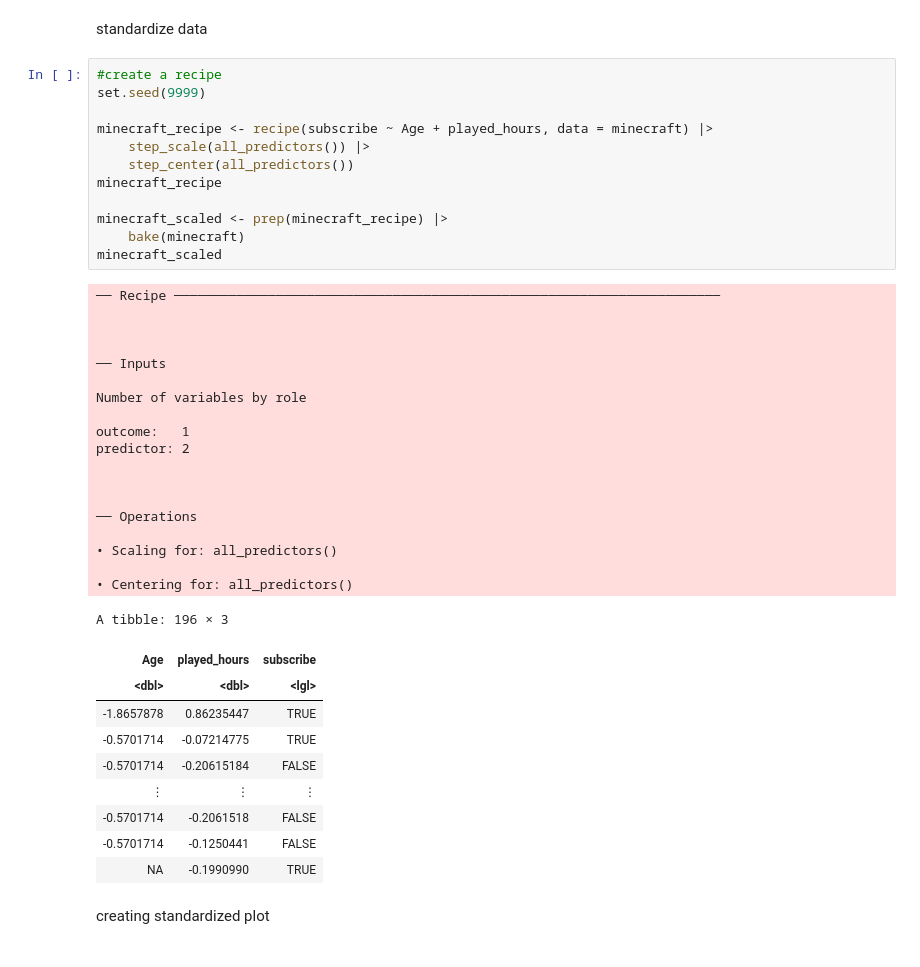
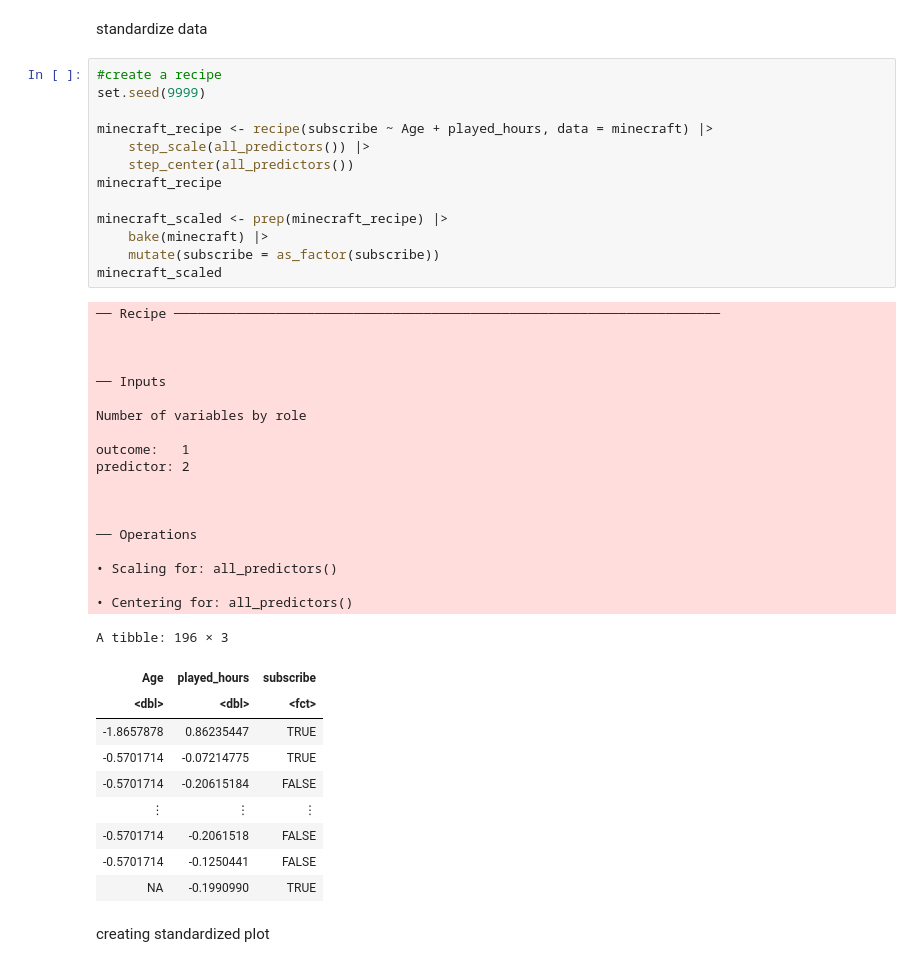
Before and after one commit to ashfilonova/dsci_project, a Jupyter notebook: dsci_project.ipynb, the cells around one changed output. Cells and saved outputs as stored; diff of their text form.

```diff
--- a/dsci_project.ipynb
+++ b/dsci_project.ipynb
@@ -88,35 +89,36 @@ standardize data
 set.seed(9999)
 
 minecraft_recipe <- recipe(subscribe ~ Age + played_hours, data = minecraft) |>
     step_scale(all_predictors()) |>
     step_center(all_predictors())
 minecraft_recipe
 
 minecraft_scaled <- prep(minecraft_recipe) |>
-    bake(minecraft)
+    bake(minecraft) |>
+    mutate(subscribe = as_factor(subscribe))
 minecraft_scaled
 # %% [output]
 ── Recipe ──────────────────────────────────────────────────────────────────────
 
 
 
 ── Inputs
 
 Number of variables by role
 
 outcome:   1
 predictor: 2
 
 
 
 ── Operations
 
 • Scaling for: all_predictors()
 
 • Centering for: all_predictors()
 A tibble: 196 × 3
 | Age | played_hours | subscribe |
-| <dbl> | <dbl> | <lgl> |
+| <dbl> | <dbl> | <fct> |
 | -1.8657878 | 0.86235447 | TRUE |
 | -0.5701714 | -0.07214775 | TRUE |
 | -0.5701714 | -0.20615184 | FALSE |
```
Also changed, not shown: parts of 20 cells of this notebook.
